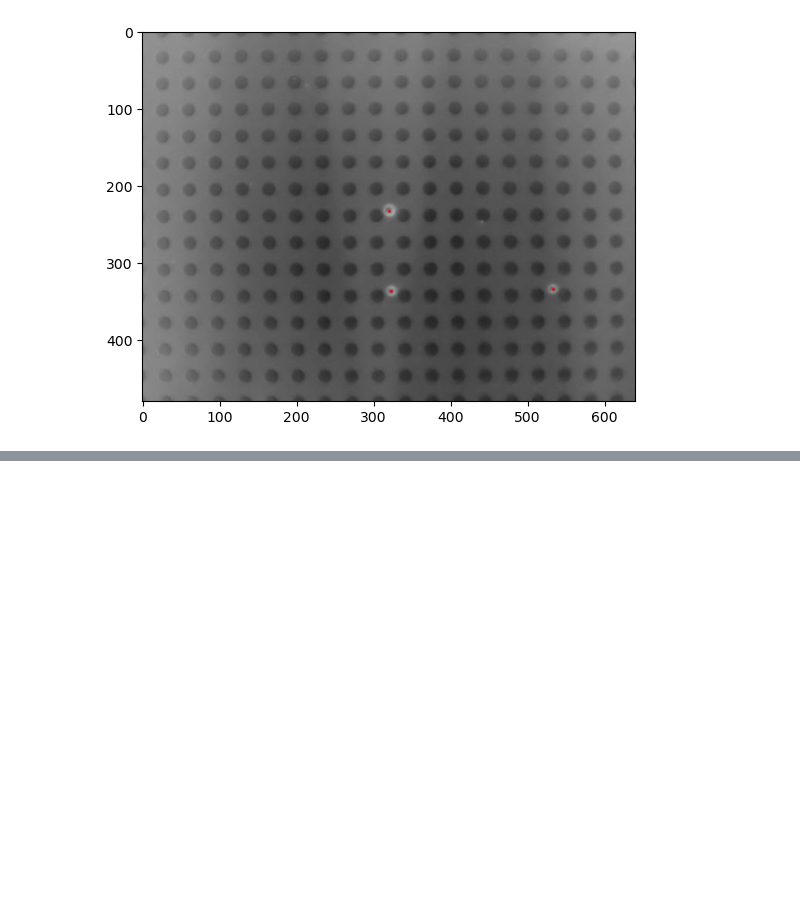
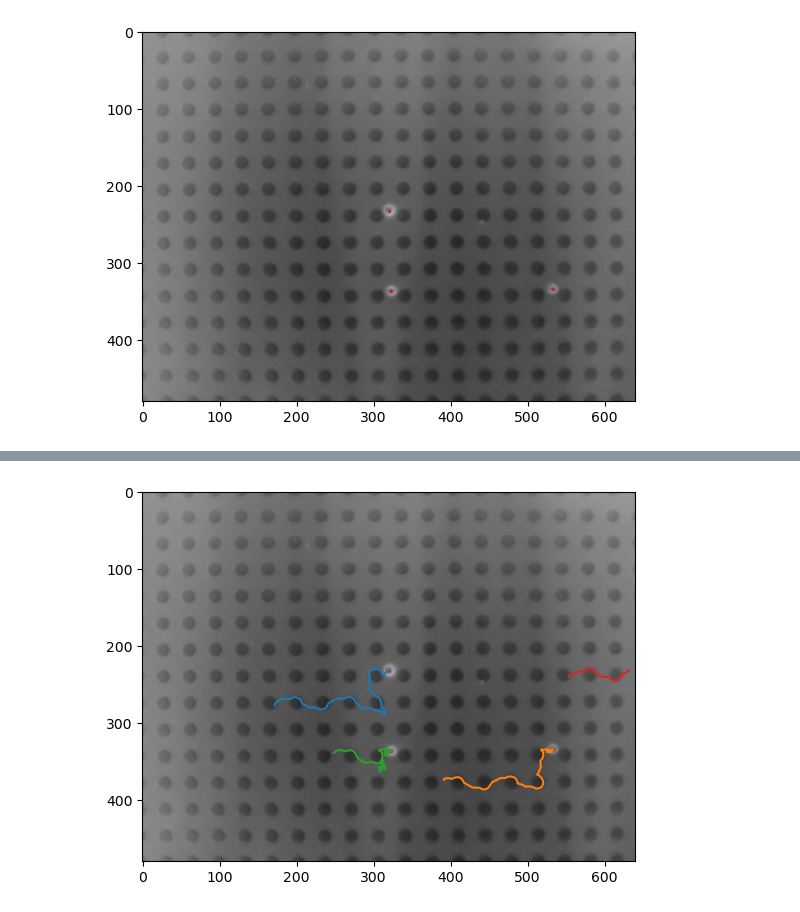
Before and after one commit to bucket420/ParticleTracking, a Jupyter notebook: detect.ipynb, the cells around one changed output, grey strips where cells are left out. Cells and saved outputs as stored; diff of their text form; code cells hidden in the pictures; blank space fills up the shorter version.

Commit message:
track particles in different frames

```diff
--- a/detect.ipynb
+++ b/detect.ipynb
@@ -65,0 +71,3 @@ ani.save('detected.gif', writer='pillow')
+# %%
+import pandas as pd
+spots_df = pd.DataFrame(spots, columns=["frame", "y", "x"])
@@ -65,0 +76,4 @@ ani.save('detected.gif', writer='pillow')
+# %%
+lt = LapTrack(gap_closing_max_frame_count=5)
+track_df, _, _ = lt.predict_dataframe(spots_df, ["y", "x"], only_coordinate_cols=False)
+track_df = track_df.reset_index()
@@ -65,0 +96,24 @@ ani.save('detected.gif', writer='pillow')
+# %%
+ntracks = track_df["track_id"].nunique()
+# %%
+tracks = []
+for track_id in range(ntracks):
+    track = track_df[track_df["track_id"] == track_id]
+    tracks.append(track)
+# %%
+fig, ax = plt.subplots()
+
+def animate(i):
+    fig.clear()
+    ax = fig.add_subplot(111)
+    # ax.set_xlim(0., 0.1)
+    # ax.set_ylim(0.7, 0.75)
+    ax.imshow(frames[i], cmap="gray")
+    ax.scatter(detected[i][:, 1], detected[i][:, 0], color="r", s=1)
+    for track in tracks:
+        ax.plot(track["y"], track["x"])
+
+ani=animation.FuncAnimation(fig, animate, interval=1000/56.95, frames=range(100))
+ani.save('detected.gif', writer='pillow')
+# %% [output]
+[figure, added]
```
Also changed, not shown: parts of 4 cells of this notebook, 1 other file.
